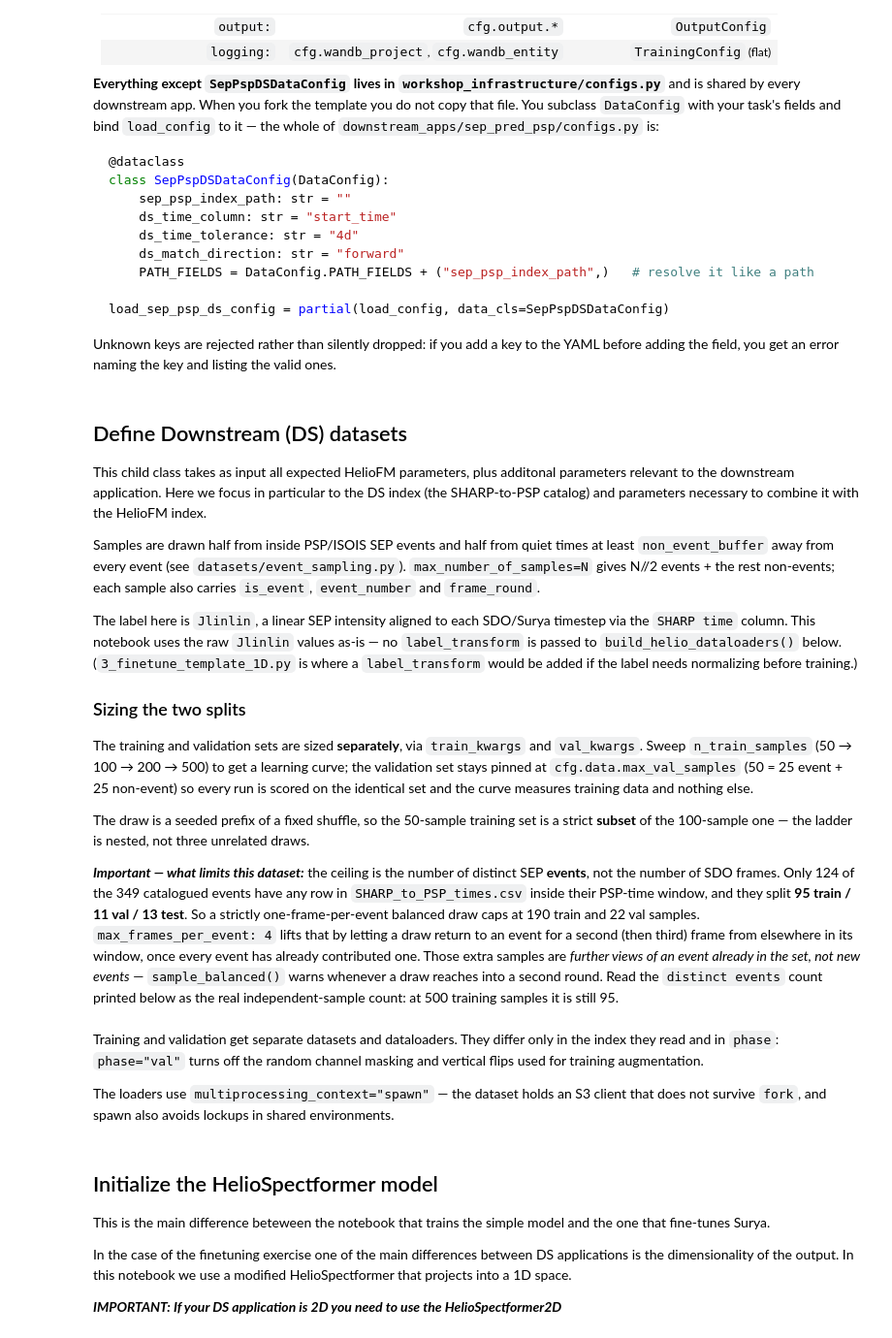
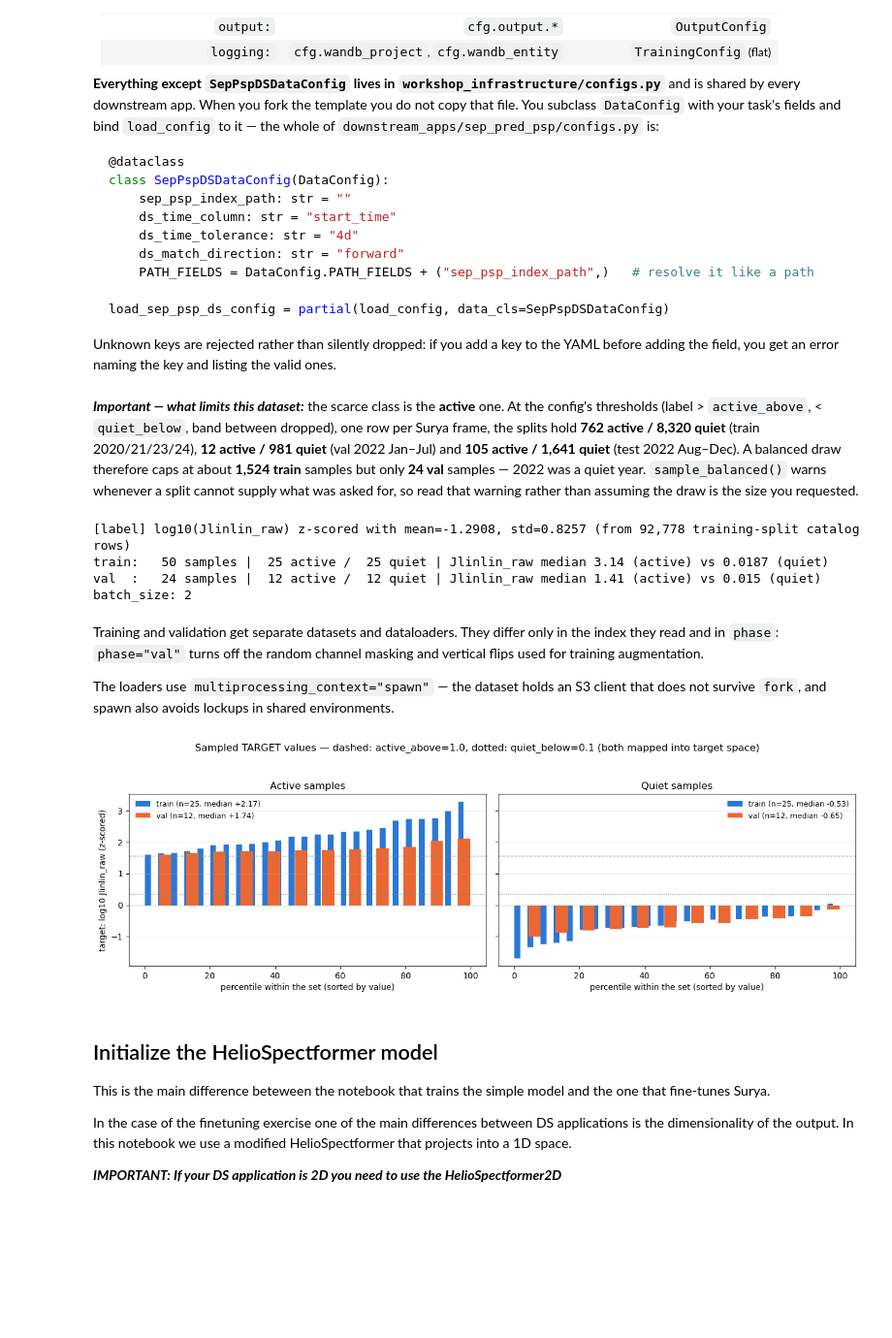
Before and after one commit to SwRI-IDEA-Lab/surya_workshop, a Jupyter notebook: downstream_apps/sep_pred_psp/2_finetune_template_1D.ipynb, the cells around one changed output. Shown at 97% size. Drawn from its saved outputs; the diff is of its cells as text; code cells hidden in the pictures; blank space fills up the shorter version.

```diff
--- a/downstream_apps/sep_pred_psp/2_finetune_template_1D.ipynb
+++ b/downstream_apps/sep_pred_psp/2_finetune_template_1D.ipynb
@@ -111,21 +115,7 @@ load_sep_psp_ds_config = partial(load_config, data_cls=SepPspDSDataConfig)
 Unknown keys are rejected rather than silently dropped: if you add a key to the YAML before
 adding the field, you get an error naming the key and listing the valid ones.
 # %% [markdown]
-## Define Downstream (DS) datasets
-
-This child class takes as input all expected HelioFM parameters, plus additonal parameters relevant to the downstream application.  Here we focus in particular to the DS index (the SHARP-to-PSP catalog) and parameters necessary to combine it with the HelioFM index.
-
-Samples are drawn half from inside PSP/ISOIS SEP events and half from quiet times at least `non_event_buffer` away from every event (see `datasets/event_sampling.py`). `max_number_of_samples=N` gives N//2 events + the rest non-events; each sample also carries `is_event`, `event_number` and `frame_round`.
-
-The label here is `Jlinlin`, a linear SEP intensity aligned to each SDO/Surya timestep via the `SHARP time` column. This notebook uses the raw `Jlinlin` values as-is — no `label_transform` is passed to `build_helio_dataloaders()` below. (`3_finetune_template_1D.py` is where a `label_transform` would be added if the label needs normalizing before training.)
-
-### Sizing the two splits
-
-The training and validation sets are sized **separately**, via `train_kwargs` and `val_kwargs`. Sweep `n_train_samples` (50 → 100 → 200 → 500) to get a learning curve; the validation set stays pinned at `cfg.data.max_val_samples` (50 = 25 event + 25 non-event) so every run is scored on the identical set and the curve measures training data and nothing else.
-
-The draw is a seeded prefix of a fixed shuffle, so the 50-sample training set is a strict **subset** of the 100-sample one — the ladder is nested, not three unrelated draws.
-
-**_Important — what limits this dataset:_** the ceiling is the number of distinct SEP **events**, not the number of SDO frames. Only 124 of the 349 catalogued events have any row in `SHARP_to_PSP_times.csv` inside their PSP-time window, and they split **95 train / 11 val / 13 test**. So a strictly one-frame-per-event balanced draw caps at 190 train and 22 val samples. `max_frames_per_event: 4` lifts that by letting a draw return to an event for a second (then third) frame from elsewhere in its window, once every event has already contributed one. Those extra samples are *further views of an event already in the set, not new events* — `sample_balanced()` warns whenever a draw reaches into a second round. Read the `distinct events` count printed below as the real independent-sample count: at 500 training samples it is still 95.
+**_Important — what limits this dataset:_** the scarce class is the **active** one. At the config's thresholds (label > `active_above`, < `quiet_below`, band between dropped), one row per Surya frame, the splits hold **762 active / 8,320 quiet** (train 2020/21/23/24), **12 active / 981 quiet** (val 2022 Jan–Jul) and **105 active / 1,641 quiet** (test 2022 Aug–Dec). A balanced draw therefore caps at about **1,524 train** samples but only **24 val** samples — 2022 was a quiet year. `sample_balanced()` warns whenever a split cannot supply what was asked for, so read that warning rather than assuming the draw is the size you requested.
 # %%
 from downstream_apps.sep_pred_psp.datasets.template_dataset import SepPspDSDataset
 # %%
@@ -159,7 +149,10 @@ train_data_loader, val_data_loader = build_helio_dataloaders(
     # Per-split sizes: the training set grows, the validation set never moves.
     train_kwargs={"max_number_of_samples": n_train_samples},
     val_kwargs={"max_number_of_samples": n_val_samples},
-    max_frames_per_event=cfg.data.max_frames_per_event,
+    # A frame is active above cfg.data.active_above and quiet below cfg.data.quiet_below,
+    # both in the label column's own units; frames in between are dropped.
+    active_above=cfg.data.active_above,
+    quiet_below=cfg.data.quiet_below,
     # log10 + z-score of cfg.data.label_column, fitted on the TRAINING split only and
     # shared by both splits: raw Jlinlin spans ~6 decades, so an MSE trained on it is
     # decided by a handful of large events. One transform for every rung of the learning
@@ -167,7 +160,6 @@ train_data_loader, val_data_loader = build_helio_dataloaders(
     label_column=cfg.data.label_column,
     label_transform=label_transform,
     ds_sep_psp_index_path=cfg.data.sep_psp_index_path,
-    ds_event_list_path=cfg.data.event_list_path,
     ds_time_column=cfg.data.ds_time_column,
     ds_time_tolerance=cfg.data.ds_time_tolerance,
     ds_match_direction=cfg.data.ds_match_direction,
@@ -178,10 +170,17 @@ train_data_loader, val_data_loader = build_helio_dataloaders(
 batch_size = cfg.batch_size
 for name, loader in [("train", train_data_loader), ("val", val_data_loader)]:
     df = loader.dataset.df_valid_indices
+    col = cfg.data.label_column
     print(f"{name:5s}: {len(loader.dataset):4d} samples | "
-          f"{int(df['is_event'].sum()):3d} event / {int((df['is_event'] == 0).sum()):3d} non-event | "
-          f"{df.loc[df['is_event'] == 1, 'event_number'].nunique():3d} distinct events")
+          f"{int(df['is_event'].sum()):3d} active / {int((df['is_event'] == 0).sum()):3d} quiet | "
+          f"{col} median {df.loc[df['is_event'] == 1, col].median():.3g} (active) "
+          f"vs {df.loc[df['is_event'] == 0, col].median():.3g} (quiet)")
 print(f"batch_size: {batch_size}")
+# %% [output]
+[label] log10(Jlinlin_raw) z-scored with mean=-1.2908, std=0.8257 (from 92,778 training-split catalog rows)
+train:   50 samples |  25 active /  25 quiet | Jlinlin_raw median 3.14 (active) vs 0.0187 (quiet)
+val  :   24 samples |  12 active /  12 quiet | Jlinlin_raw median 1.41 (active) vs 0.015 (quiet)
+batch_size: 2
 # %% [markdown]
 Training and validation get separate datasets and dataloaders. They differ only in the index they read and in `phase`: `phase="val"` turns off the random channel masking and vertical flips used for training augmentation.
 
@@ -190,6 +189,52 @@ The loaders use `multiprocessing_context="spawn"` — the dataset holds an S3 cl
 # Inspect a single batch to confirm shapes before building the model.
 batch = next(iter(train_data_loader))
 print({k: (tuple(v.shape) if hasattr(v, "shape") else type(v).__name__) for k, v in batch.items()})
+# %%
+# TARGET values of the drawn samples: active (left) vs quiet (right), train vs val.
+# Reads the sampler's own table, so it needs no batch and no GPU. y is the target the model
+# is trained on -- normalized_intensity, i.e. log10(label) z-scored -- so it is directly
+# comparable with the predictions plotted at the end of the run. The raw label is in the
+# cfg.data.label_column column of the same table if you want it in physical units.
+# x is the percentile rank within each set, so the training and validation sets are
+# comparable side by side despite their different sizes.
+import matplotlib.pyplot as plt
+import numpy as np
+import pandas as pd
+
+sets = {"train": train_data_loader.dataset.df_valid_indices,
+        "val":   val_data_loader.dataset.df_valid_indices}
+colors = {"train": "#2a78d6", "val": "#eb6834"}
+# The two class thresholds, mapped into target space so they can be drawn on this axis.
+thresholds = label_transform(pd.Series([cfg.data.active_above, cfg.data.quiet_below]))
+
+fig, axes = plt.subplots(1, 2, figsize=(13, 4.4), sharey=True)
+for ax, (flag, name) in zip(axes, [(1, "Active"), (0, "Quiet")]):
+    for split, df in sets.items():
+        v = np.sort(df.loc[df["is_event"] == flag, "normalized_intensity"].to_numpy(float))
+        if len(v) == 0:
+            continue
+        # Bar centres at each sample's percentile rank; width = one such step, halved so
+        # the two series sit side by side instead of hiding one another.
+        step = 100 / len(v)
+        x = (np.arange(len(v)) + 0.5) * step
+        off = -0.25 if split == "train" else 0.25
+        ax.bar(x + off * step, v, width=0.45 * step, color=colors[split],
+               label=f"{split} (n={len(v)}, median {np.median(v):+.2f})")
+    for level, style in zip(thresholds, ["--", ":"]):
+        ax.axhline(level, color="#8a8984", linestyle=style, linewidth=0.9)
+    ax.axhline(0, color="#c9c8c3", linewidth=0.8, zorder=0)
+    ax.set_title(f"{name} samples", fontsize=12)
+    ax.set_xlabel("percentile within the set (sorted by value)")
+    ax.legend(frameon=False, fontsize=9)
+    ax.grid(axis="y", alpha=0.3, linewidth=0.6)
+axes[0].set_ylabel("target: log10 " + cfg.data.label_column + " (z-scored)")
+fig.suptitle(f"Sampled TARGET values — dashed: active_above={cfg.data.active_above}, "
+             f"dotted: quiet_below={cfg.data.quiet_below} (both mapped into target space)",
+             fontsize=12)
+fig.tight_layout(rect=(0, 0, 1, 0.94))
+plt.show()
+# %% [output]
+[figure, added]
 # %% [markdown]
 ## Initialize the HelioSpectformer model
 
```
Also changed, not shown: parts of 9 cells of this notebook, 12 other files.
